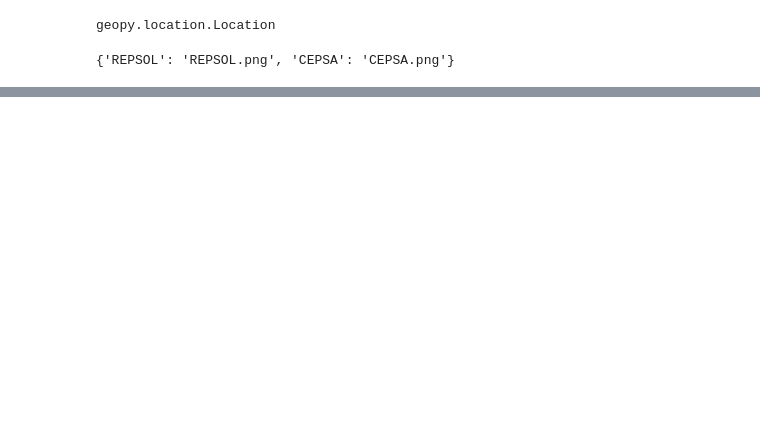
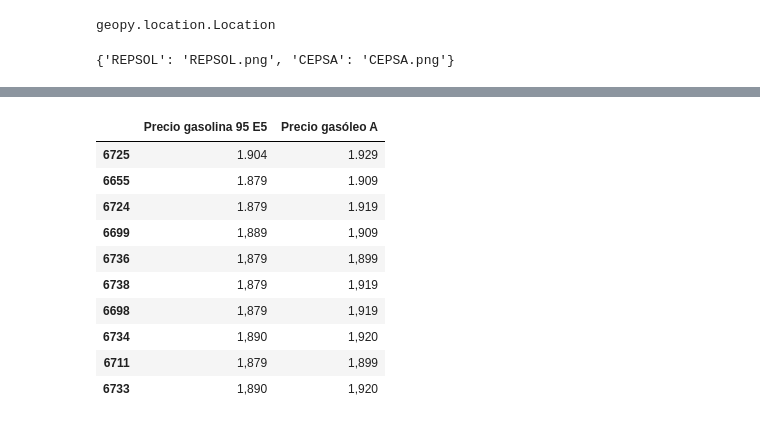
Before and after one commit to abarrasa/Final-Project, a Jupyter notebook: Visualización definitiva.ipynb, the cells around one changed output, grey strips where cells are left out. Drawn from its saved outputs; the diff is of its cells as text; code cells hidden in the pictures; blank space fills up the shorter version.

```diff
--- a/Visualización definitiva.ipynb
+++ b/Visualización definitiva.ipynb
@@ -130,0 +128,32 @@ SyntaxError: invalid syntax (494728032.py, line 1)
+# %%
+def statistical_quartiles(dataset, column, percentile):
+    lst = dataset[column].tolist()
+    data = sorted(lst)
+    if percentile != 100:
+        index = int((len(data))*percentile/100)
+        #Par, si el resto es 0.
+        if len(lst) % 2 != 0:
+            return data[index]
+
+        #Impar, si el resto != de 0.
+        else:
+            return (data[index - 1] + data[index]) / 2
+
+    elif percentile == 100:
+        index = int(len(data))-1
+        return data[index]
+
+df_colores = price_head.iloc[:,[7,10]]
+df_colores
+# %% [output]
+|  | Precio gasolina 95 E5 | Precio gasóleo A |
+| 6725 | 1.904 | 1.929 |
+| 6655 | 1.879 | 1.909 |
+| 6724 | 1.879 | 1.919 |
+| 6699 | 1,889 | 1,909 |
+| 6736 | 1,879 | 1,899 |
+| 6738 | 1,879 | 1,919 |
+| 6698 | 1,879 | 1,919 |
+| 6734 | 1,890 | 1,920 |
+| 6711 | 1,879 | 1,899 |
+| 6733 | 1,890 | 1,920 |
```
Also changed, not shown: parts of 12 cells of this notebook, 10 other files.
